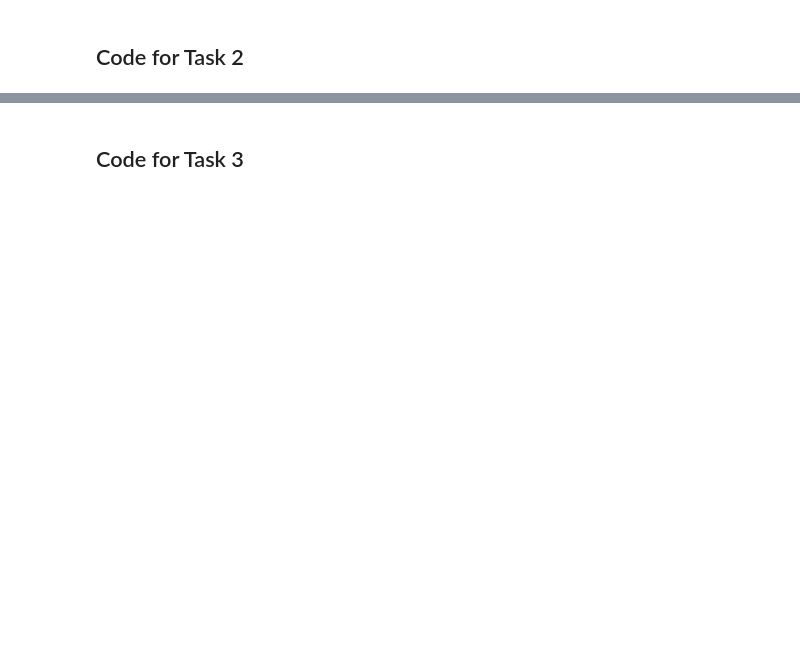
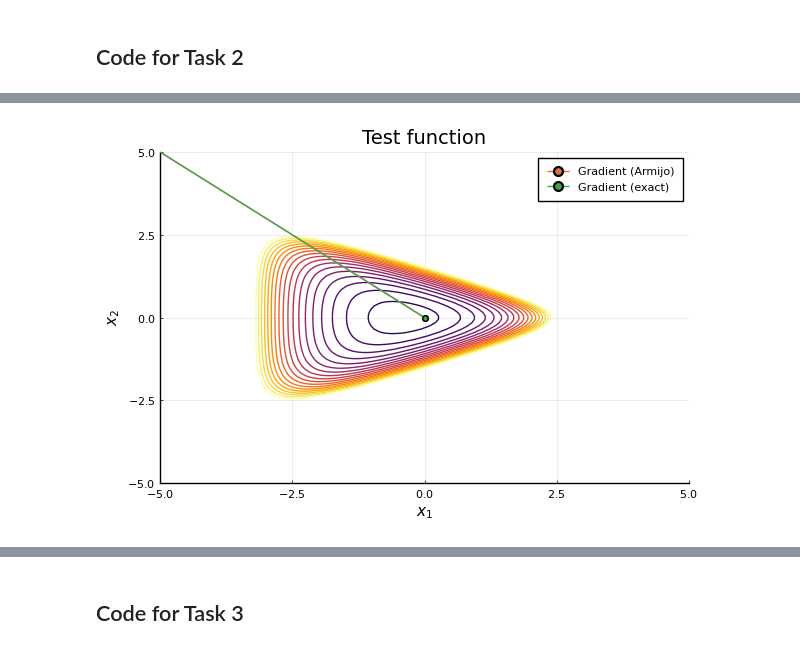
Before and after one commit to Recurlse/PA1, a Jupyter notebook: PA1_skeleton.ipynb, the cells around one changed output, grey strips where cells are left out. Cells and saved outputs as stored; diff of their text form; code cells hidden in the pictures; blank space fills up the shorter version.

```diff
--- a/PA1_skeleton.ipynb
+++ b/PA1_skeleton.ipynb
@@ -731,0 +745,22 @@ f2(x) = exp(x[1]+2*x[2]-0.1)+ exp(x[1]-2*x[2]-0.1) + exp(-x[1]-0.2)
+# %%
+# Add the code you generate for task 2 here or in any additional cells before the header for the next task.
+# Test function
+f2(x) = exp(x[1]+2*x[2]-0.1)+ exp(x[1]-2*x[2]-0.1) + exp(-x[1]-0.2)
+# Starting point for f
+x = [-2.5, -3.5]
+# exact line search method for Newton method
+(value1, iter1) = newton(f2, x_start = x, exact_ls = true, save_history = true)
+# time for compilation
+@btime newton(f2, x_start = x, exact_ls = true, save_history = true)
+# inexact line search method for Newton method
+(value2, iter2) = newton(f2, x_start = x, exact_ls = false, save_history = true)
+# time for compilation
+@btime newton(f2, x_start = x, exact_ls = true, save_history = true)
+# exact line search method for BFGS method
+(value3, iter3) = bfgs(f2, x_start = x, exact_ls = true, save_history = true)
+# time for compilation
+@btime bfgs(f2, x_start = x, exact_ls = true, save_history = true)
+# inexact line search method for BFGS method
+(value4, iter4) = bfgs(f3, x_start = x, exact_ls = false, save_history = true)
+# time for compilation
+@btime bfgs(f2, x_start = x, exact_ls = false, save_history = true)
@@ -731,0 +773,24 @@ f2(x) = exp(x[1]+2*x[2]-0.1)+ exp(x[1]-2*x[2]-0.1) + exp(-x[1]-0.2)
+# %%
+# Plotting the Newton method for exact and inexact line search.
+x = range(-5, 5, length = 100)
+y = copy(x)
+
+contour(x,y, (x,y) -> f2([x,y]),
+    title  = "Test function",
+    levels = [0.0 + i for i = 1:20],  # which level curves to show
+    cbar = false,
+    clims = (0,20),                   # adjust the coloring limits
+    xaxis = (L"$x_1$", (-5,5)),  # the L at the front let us use LaTeX axis labels; the parethesis give the visual range
+    yaxis = (L"$x_2$", (-5, 5)),
+)
+
+# Plotting the trajectory of the Gradient method with Armijo rule as an inexact line search
+plot!(value2[:,1], value2[:,2], label = "Gradient (Armijo)", marker=:circle)
+
+# Plotting the trajectory of the Gradient method with Golden section rule as an exact line search
+plot!(value1[:,1], value1[:,2], label = "Gradient (exact)", marker=:circle)
+
+# Saving the figure as .pdf file if needed
+savefig("Newton method for f2.pdf")
+# %% [output]
+[figure, added]
```
Also changed, not shown: parts of 22 cells of this notebook, 10 other files.
